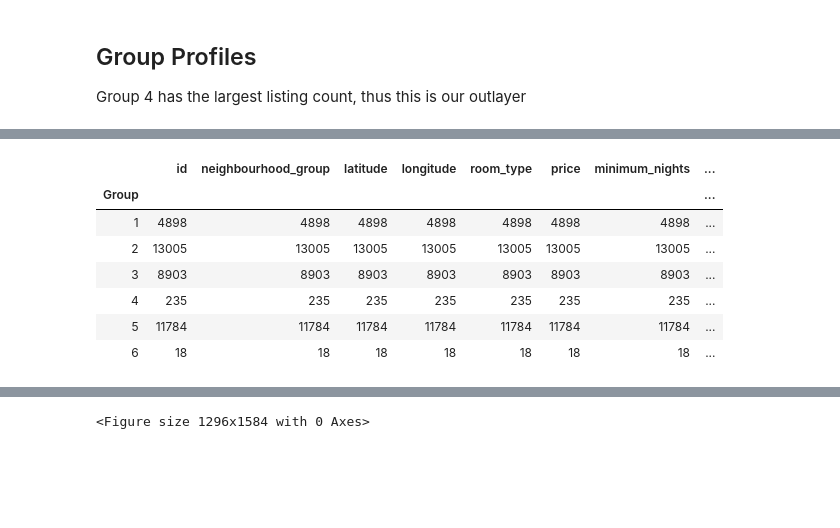
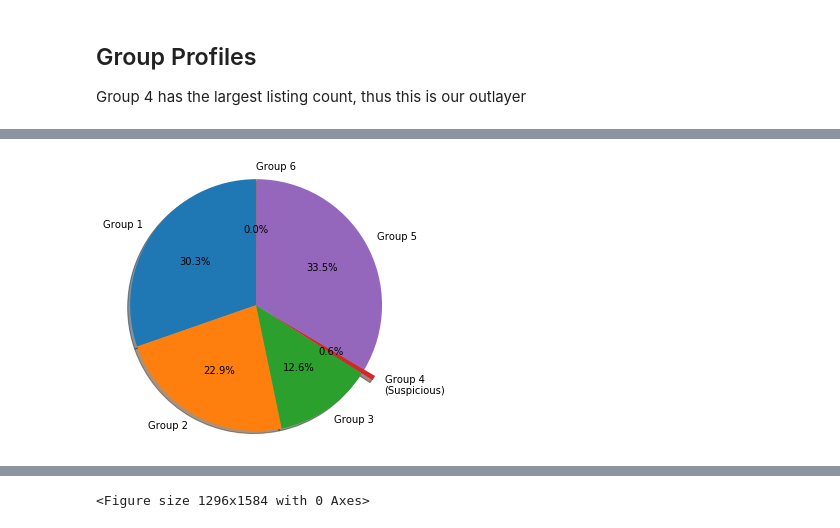
Before and after one commit to cs582/Airbnb-NYC_Customer-Segmentation, a Jupyter notebook: AIRBNB NYC clustering.ipynb, the cells around one changed output, grey strips where cells are left out. Cells and saved outputs as stored; diff of their text form; code cells hidden in the pictures; blank space fills up the shorter version.

```diff
--- a/AIRBNB NYC clustering.ipynb
+++ b/AIRBNB NYC clustering.ipynb
@@ -388,15 +390,25 @@ bnb.groupby('Group').mean()
 | 6 | 1.548618e+07 | 40.730828 | -73.960247 | 6439.500000 | 19.944444 | 4.666667 | 0.588333 | ... |
-# %%
-bnb.groupby('Group').count()
-# %% [output]
-|  | id | neighbourhood_group | latitude | longitude | room_type | price | minimum_nights | ... |
-| Group |  |  |  |  |  |  |  | ... |
-| 1 | 4898 | 4898 | 4898 | 4898 | 4898 | 4898 | 4898 | ... |
-| 2 | 13005 | 13005 | 13005 | 13005 | 13005 | 13005 | 13005 | ... |
-| 3 | 8903 | 8903 | 8903 | 8903 | 8903 | 8903 | 8903 | ... |
-| 4 | 235 | 235 | 235 | 235 | 235 | 235 | 235 | ... |
-| 5 | 11784 | 11784 | 11784 | 11784 | 11784 | 11784 | 11784 | ... |
-| 6 | 18 | 18 | 18 | 18 | 18 | 18 | 18 | ... |
+# %%
+data = bnb.groupby('Group').count()["id"]
+labels = list(bnb.groupby('Group').count()["id"].index)
+
+for i in range(len(labels)):
+    labels[i] = "Group " + str(labels[i])
+    if i + 1 == 4:
+        labels[i] += "\n(Suspicious)"
+
+explode = (0, 0, 0, 0.1, 0, 0)
+
+size = 5
+fig1, ax1 = plt.subplots(figsize = (size, size))
+
+ax1.pie(data, explode=explode, labels=labels, autopct='%1.1f%%',
+        shadow=True, startangle=90)
+ax1.axis('equal')  # Equal aspect ratio ensures that pie is drawn as a circle.
+
+plt.show()
+# %% [output]
+[figure, added]
 # %%
 bnb.head(5)
 # %% [output]
```
Also changed, not shown: parts of 13 cells of this notebook.
